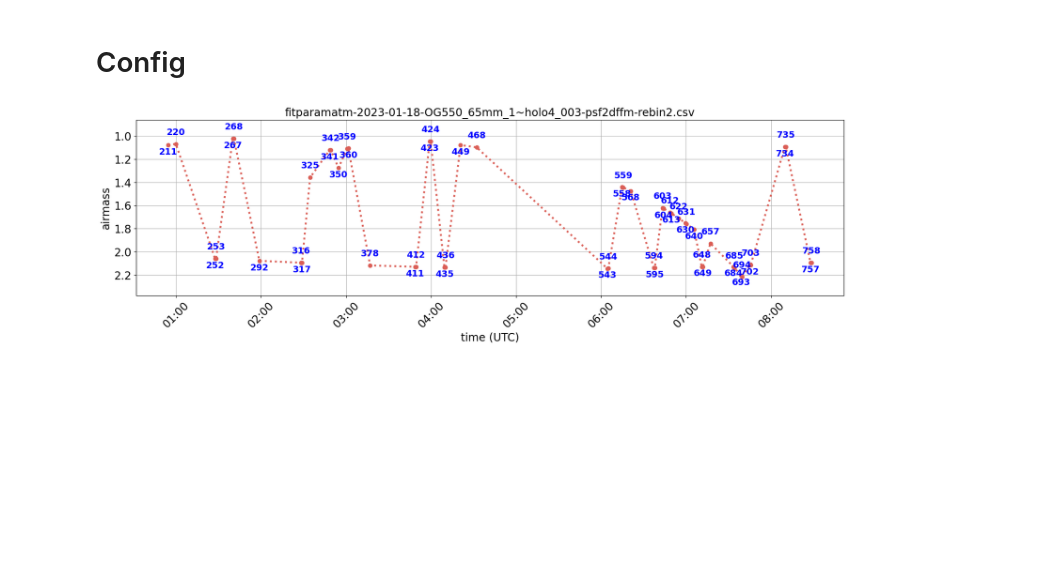
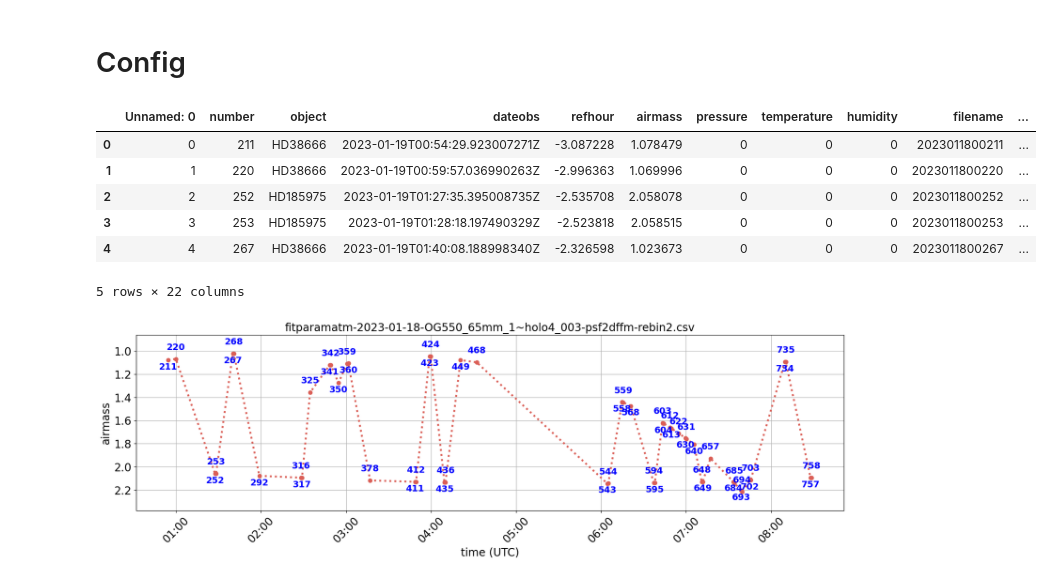
Before and after one commit to sylvielsstfr/AuxTelComm, a Jupyter notebook: notebooks_usdf/FitAtmosphericParameters/202302/CompareFittedAtmosphericParameters.ipynb, the cells around one changed output. Cells and saved outputs as stored; diff of their text form; code cells hidden in the pictures; blank space fills up the shorter version.

```diff
--- a/notebooks_usdf/FitAtmosphericParameters/202302/CompareFittedAtmosphericParameters.ipynb
+++ b/notebooks_usdf/FitAtmosphericParameters/202302/CompareFittedAtmosphericParameters.ipynb
@@ -61,6 +61,16 @@ for filename in filenames:
     all_df.append(pd.read_csv(filename))
 # %%
 NF =len(all_df)
+# %%
+all_df[0].head()
+# %% [output]
+|  | Unnamed: 0 | number | object | dateobs | refhour | airmass | pressure | temperature | humidity | filename | ... |
+| 0 | 0 | 211 | HD38666 | 2023-01-19T00:54:29.923007271Z | -3.087228 | 1.078479 | 0 | 0 | 0 | 2023011800211 | ... |
+| 1 | 1 | 220 | HD38666 | 2023-01-19T00:59:57.036990263Z | -2.996363 | 1.069996 | 0 | 0 | 0 | 2023011800220 | ... |
+| 2 | 2 | 252 | HD185975 | 2023-01-19T01:27:35.395008735Z | -2.535708 | 2.058078 | 0 | 0 | 0 | 2023011800252 | ... |
+| 3 | 3 | 253 | HD185975 | 2023-01-19T01:28:18.197490329Z | -2.523818 | 2.058515 | 0 | 0 | 0 | 2023011800253 | ... |
+| 4 | 4 | 267 | HD38666 | 2023-01-19T01:40:08.188998340Z | -2.326598 | 1.023673 | 0 | 0 | 0 | 2023011800267 | ... |
+5 rows × 22 columns
 # %%
 hls_colors = sns.color_palette("hls", NF)
 # %%
```
Also changed, not shown: parts of 4 cells of this notebook, 1 other file.
